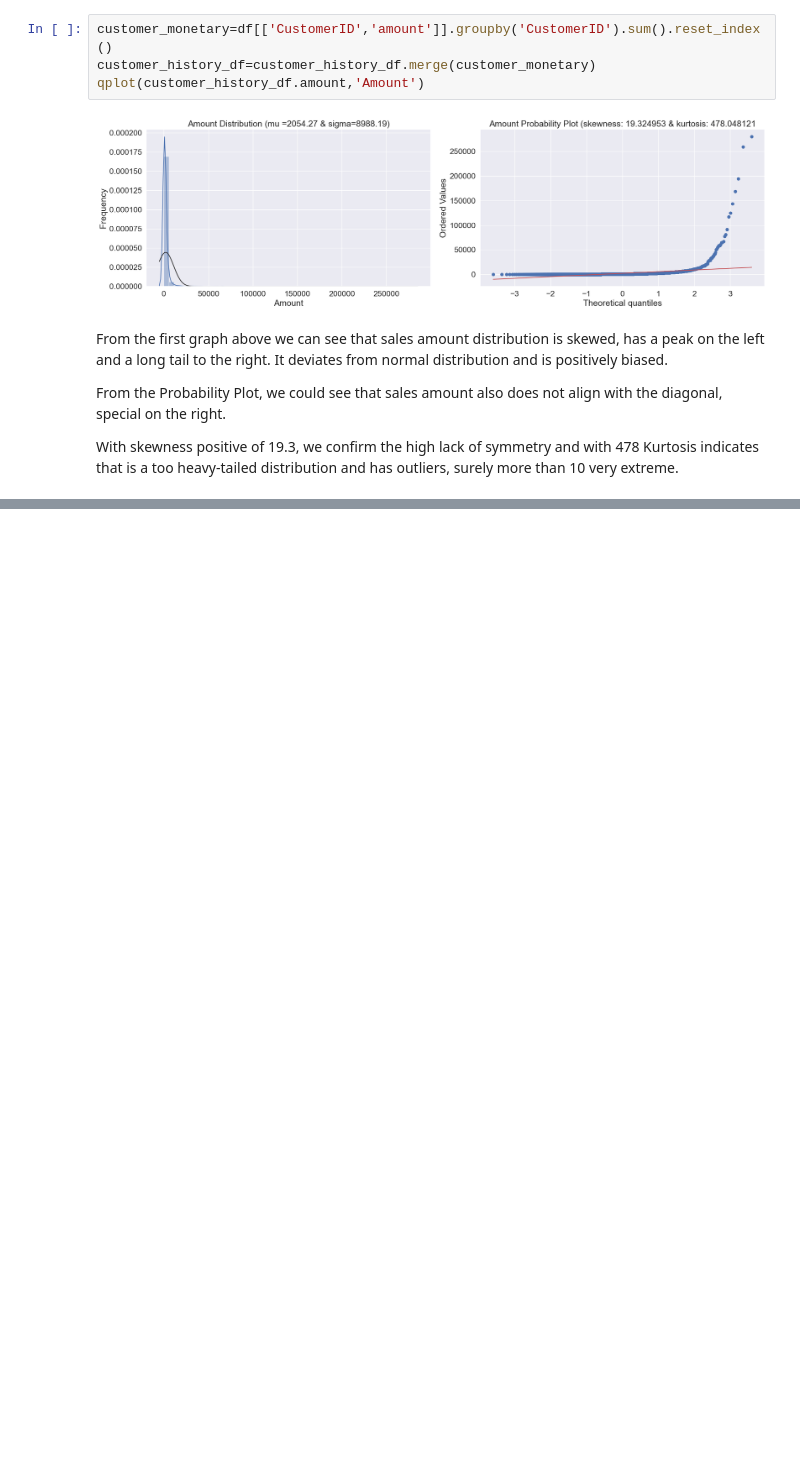
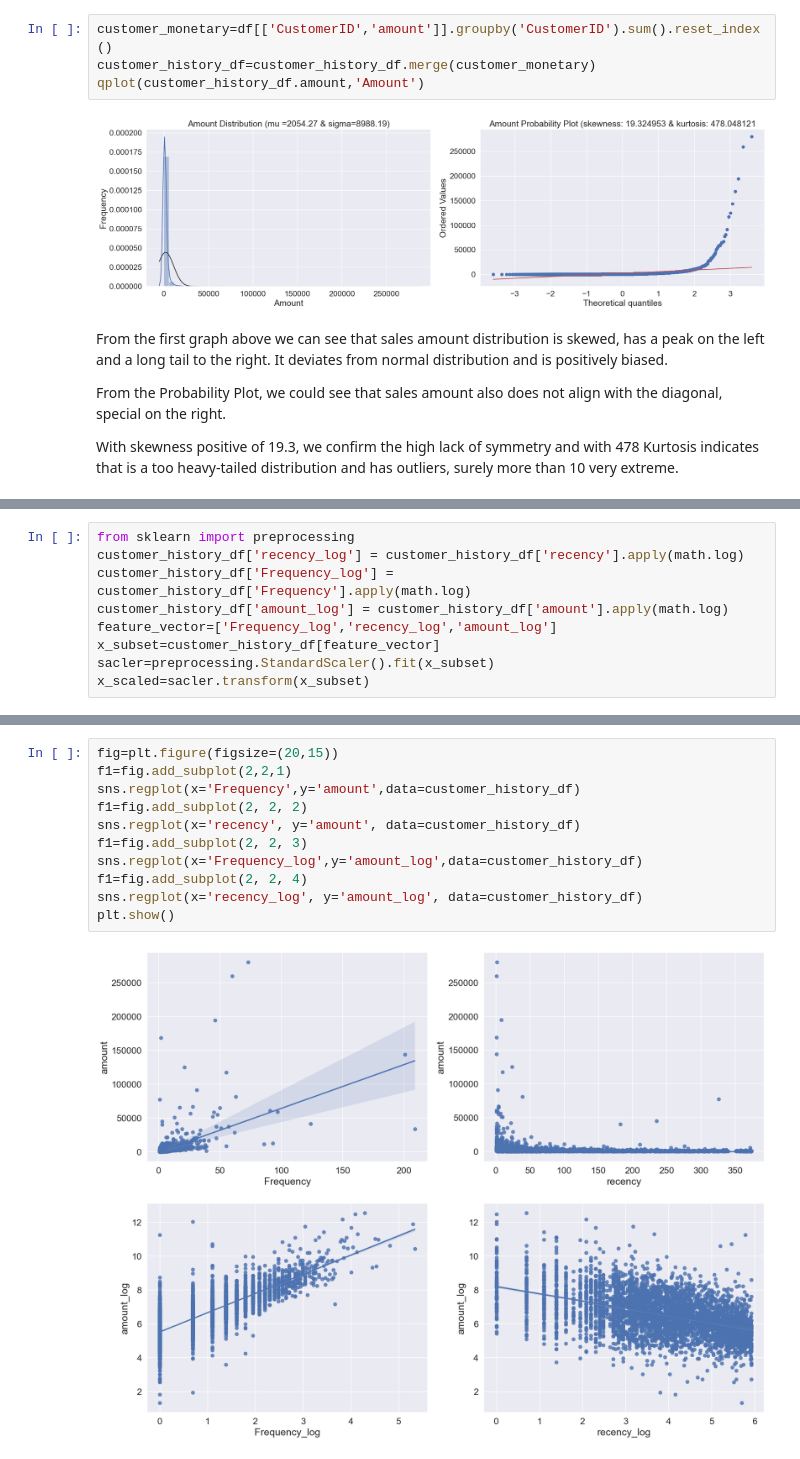
Before and after one commit to INCREDIBLE-AURNOB/Market-Basket-Analysis-and-Customer-Segmentation-, a Jupyter notebook: main.ipynb, the cells around one changed output, grey strips where cells are left out. Saved outputs shown, nothing was run; the diff lists cells and outputs as text; blank space fills up the shorter version.

```diff
--- a/main.ipynb
+++ b/main.ipynb
@@ -416,0 +419,9 @@ customer_history_df.describe()
+# %%
+from sklearn import preprocessing
+customer_history_df['recency_log'] = customer_history_df['recency'].apply(math.log)
+customer_history_df['Frequency_log'] = customer_history_df['Frequency'].apply(math.log)
+customer_history_df['amount_log'] = customer_history_df['amount'].apply(math.log)
+feature_vector=['Frequency_log','recency_log','amount_log']
+x_subset=customer_history_df[feature_vector]
+sacler=preprocessing.StandardScaler().fit(x_subset)
+x_scaled=sacler.transform(x_subset)
@@ -416,0 +435,13 @@ customer_history_df.describe()
+# %%
+fig=plt.figure(figsize=(20,15))
+f1=fig.add_subplot(2,2,1)
+sns.regplot(x='Frequency',y='amount',data=customer_history_df)
+f1=fig.add_subplot(2, 2, 2)
+sns.regplot(x='recency', y='amount', data=customer_history_df)
+f1=fig.add_subplot(2, 2, 3)
+sns.regplot(x='Frequency_log',y='amount_log',data=customer_history_df)
+f1=fig.add_subplot(2, 2, 4)
+sns.regplot(x='recency_log', y='amount_log', data=customer_history_df)
+plt.show()
+# %% [output]
+[figure, added]
```
Also changed, not shown: parts of 11 cells of this notebook.
